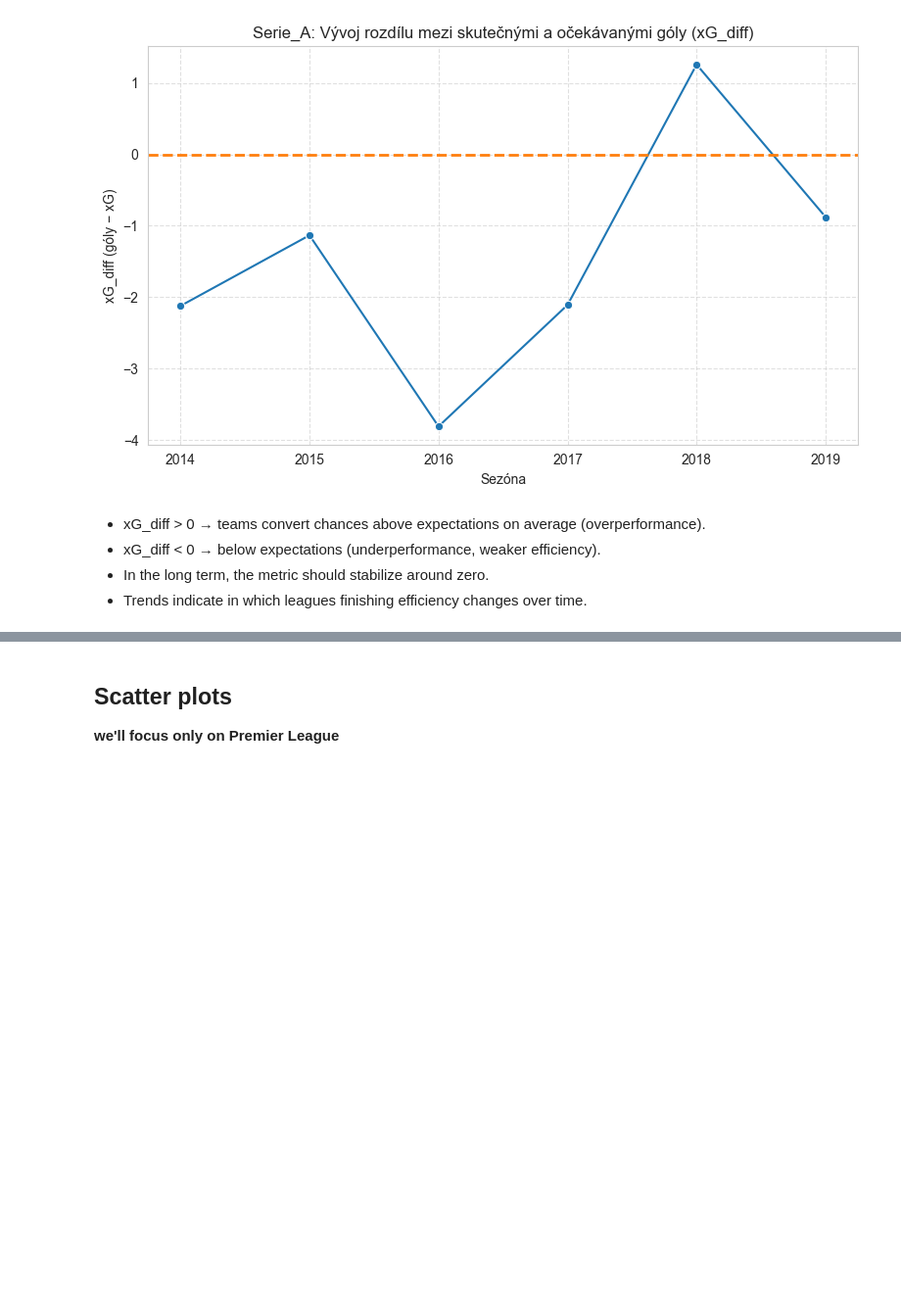
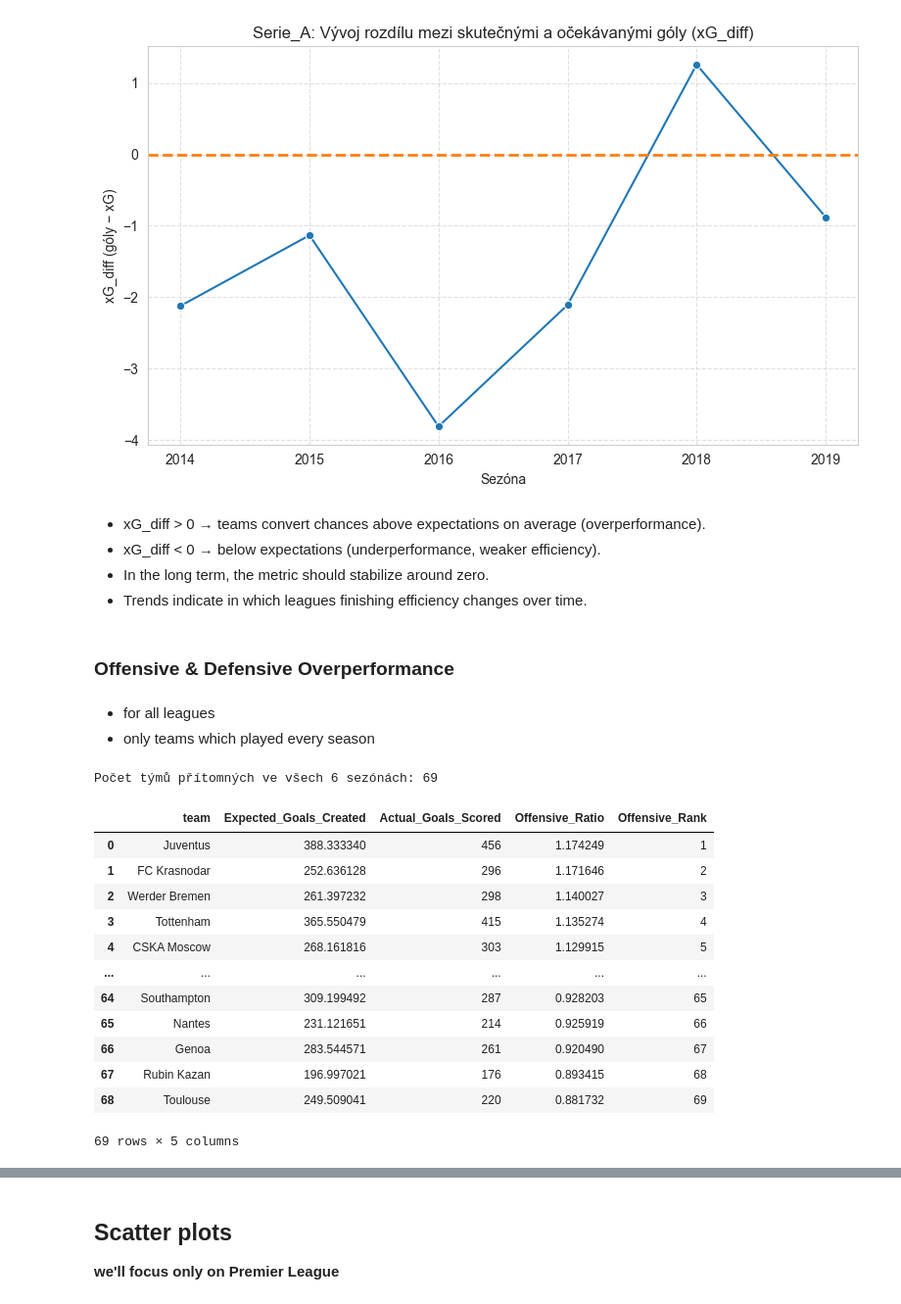
Before and after one commit to xcervenkam/DP, a Jupyter notebook: xG/xG_EDA.ipynb, the cells around one changed output, grey strips where cells are left out. Shown at 98% size. Saved outputs shown, nothing was run; the diff lists cells and outputs as text; code cells hidden in the pictures; blank space fills up the shorter version.

```diff
--- a/xG/xG_EDA.ipynb
+++ b/xG/xG_EDA.ipynb
@@ -305,3 +305,63 @@ for league in leagues:
 - xG_diff < 0 → below expectations (underperformance, weaker efficiency).
 - In the long term, the metric should stabilize around zero.
 - Trends indicate in which leagues finishing efficiency changes over time.
+# %% [markdown]
+### Offensive & Defensive Overperformance
+# %% [markdown]
+- for all leagues
+- only teams which played every season
+# %%
+all_seasons = df['season_year'].unique()
+n_seasons = len(all_seasons)
+
+teams_full_span = (
+    df.groupby('team')['season_year']
+      .nunique()
+      .loc[lambda s: s == n_seasons]
+      .index
+)
+
+df_stable = df[df['team'].isin(teams_full_span)].copy()
+print(f"Počet týmů přítomných ve všech {n_seasons} sezónách: {df_stable['team'].nunique()}")
+# %% [output]
+Počet týmů přítomných ve všech 6 sezónách: 69
+# %%
+# ================
+# Offensive ratio
+# ================
+
+offensive_all = (
+    df_stable.groupby('team')[['xG', 'scored']]
+    .sum()
+    .rename(columns={
+        'xG': 'Expected_Goals_Created',
+        'scored': 'Actual_Goals_Scored'
+    })
+)
+
+offensive_all['Offensive_Ratio'] = (
+    offensive_all['Actual_Goals_Scored'] / offensive_all['Expected_Goals_Created']
+)
+
+offensive_all['Offensive_Rank'] = (
+    offensive_all['Offensive_Ratio']
+    .rank(ascending=False)
+    .astype(int)
+)
+
+offensive_all = offensive_all.sort_values('Offensive_Ratio', ascending=False).reset_index()
+offensive_all
+# %% [output]
+|  | team | Expected_Goals_Created | Actual_Goals_Scored | Offensive_Ratio | Offensive_Rank |
+| 0 | Juventus | 388.333340 | 456 | 1.174249 | 1 |
+| 1 | FC Krasnodar | 252.636128 | 296 | 1.171646 | 2 |
+| 2 | Werder Bremen | 261.397232 | 298 | 1.140027 | 3 |
+| 3 | Tottenham | 365.550479 | 415 | 1.135274 | 4 |
+| 4 | CSKA Moscow | 268.161816 | 303 | 1.129915 | 5 |
+| ... | ... | ... | ... | ... | ... |
+| 64 | Southampton | 309.199492 | 287 | 0.928203 | 65 |
+| 65 | Nantes | 231.121651 | 214 | 0.925919 | 66 |
+| 66 | Genoa | 283.544571 | 261 | 0.920490 | 67 |
+| 67 | Rubin Kazan | 196.997021 | 176 | 0.893415 | 68 |
+| 68 | Toulouse | 249.509041 | 220 | 0.881732 | 69 |
+69 rows × 5 columns
```
Also changed, not shown: parts of 22 cells of this notebook.
